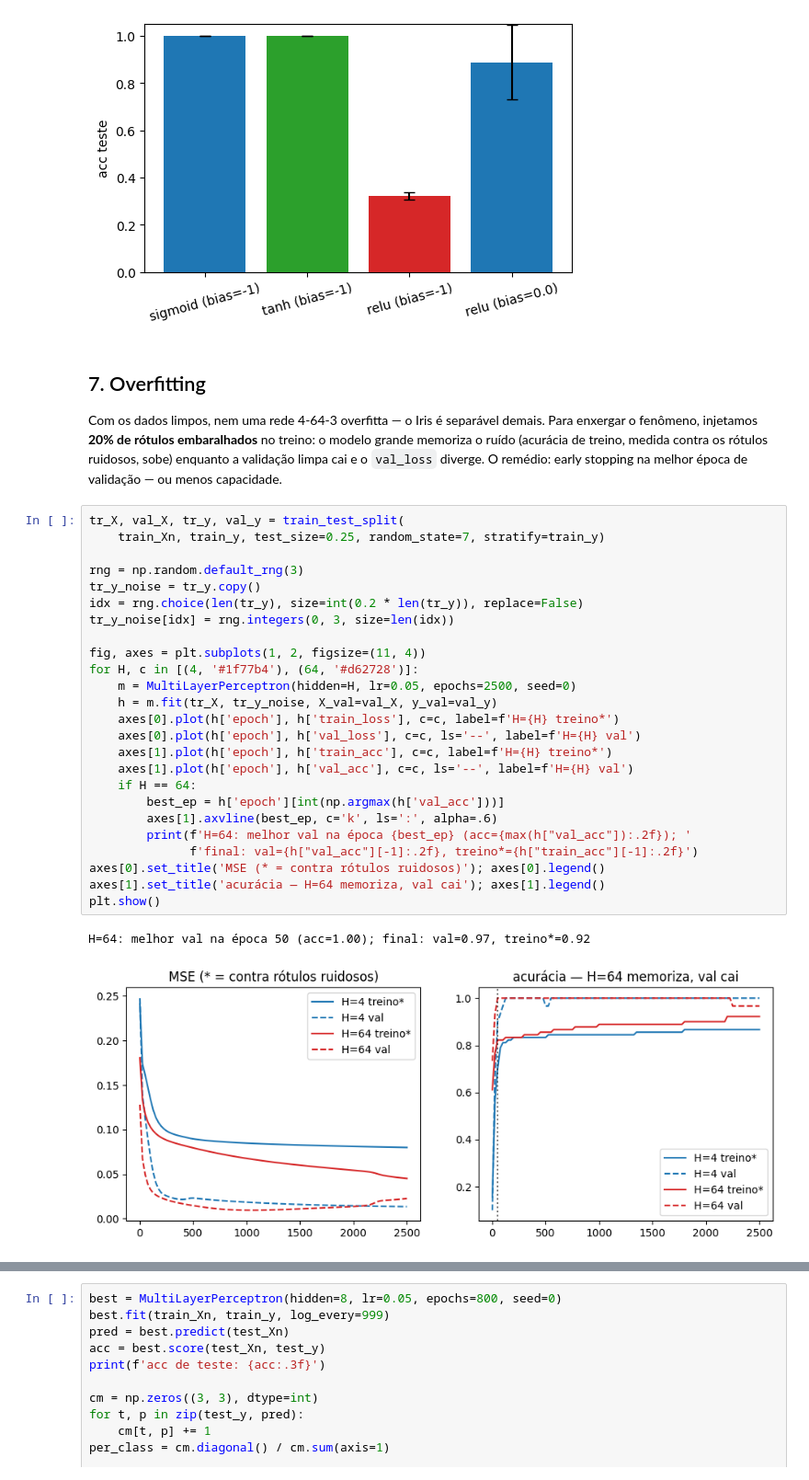
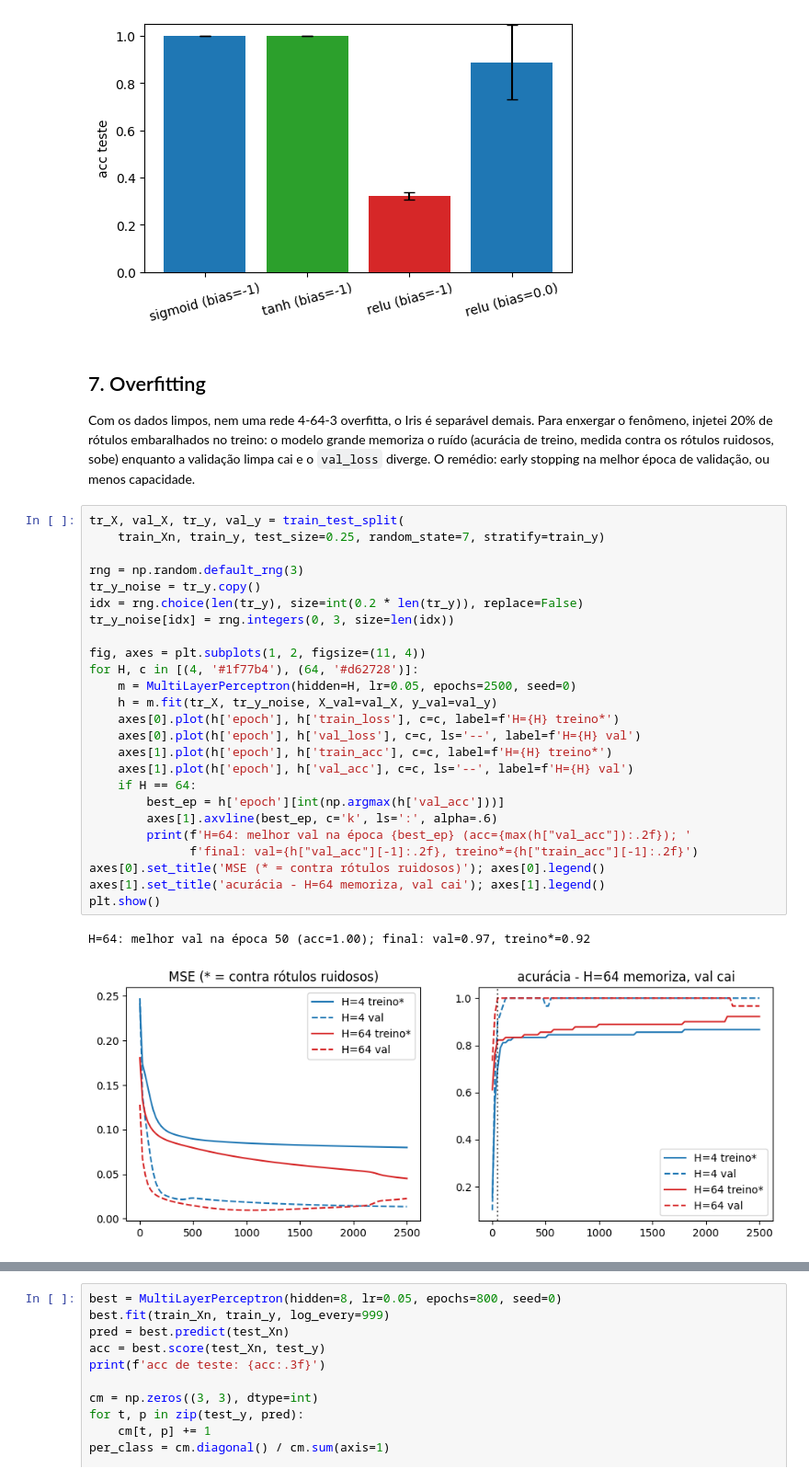
Before and after one commit to AlmiranteFuchs/TA05-mlp, a Jupyter notebook: notebook.ipynb, the cells around one changed output, grey strips where cells are left out. Shown at 92% size. Saved outputs shown, nothing was run; the diff lists cells and outputs as text.

```diff
--- a/notebook.ipynb
+++ b/notebook.ipynb
@@ -206,40 +208,40 @@ relu (bias=+0): acc = 0.889 ± 0.157
 # %% [markdown]
 ## 7. Overfitting
 
-Com os dados limpos, nem uma rede 4-64-3 overfitta — o Iris é separável
-demais. Para enxergar o fenômeno, injetamos **20% de rótulos embaralhados**
-no treino: o modelo grande memoriza o ruído (acurácia de treino, medida
+Com os dados limpos, nem uma rede 4-64-3 overfitta, o Iris é separável
+demais. Para enxergar o fenômeno, injetei 20% de rótulos embaralhados no
+treino: o modelo grande memoriza o ruído (acurácia de treino, medida
 contra os rótulos ruidosos, sobe) enquanto a validação limpa cai e o
-`val_loss` diverge. O remédio: early stopping na melhor época de validação
-— ou menos capacidade.
+`val_loss` diverge. O remédio: early stopping na melhor época de validação,
+ou menos capacidade.
 # %%
 tr_X, val_X, tr_y, val_y = train_test_split(
     train_Xn, train_y, test_size=0.25, random_state=7, stratify=train_y)
 
 rng = np.random.default_rng(3)
 tr_y_noise = tr_y.copy()
 idx = rng.choice(len(tr_y), size=int(0.2 * len(tr_y)), replace=False)
 tr_y_noise[idx] = rng.integers(0, 3, size=len(idx))
 
 fig, axes = plt.subplots(1, 2, figsize=(11, 4))
 for H, c in [(4, '#1f77b4'), (64, '#d62728')]:
     m = MultiLayerPerceptron(hidden=H, lr=0.05, epochs=2500, seed=0)
     h = m.fit(tr_X, tr_y_noise, X_val=val_X, y_val=val_y)
     axes[0].plot(h['epoch'], h['train_loss'], c=c, label=f'H={H} treino*')
     axes[0].plot(h['epoch'], h['val_loss'], c=c, ls='--', label=f'H={H} val')
     axes[1].plot(h['epoch'], h['train_acc'], c=c, label=f'H={H} treino*')
     axes[1].plot(h['epoch'], h['val_acc'], c=c, ls='--', label=f'H={H} val')
     if H == 64:
         best_ep = h['epoch'][int(np.argmax(h['val_acc']))]
         axes[1].axvline(best_ep, c='k', ls=':', alpha=.6)
         print(f'H=64: melhor val na época {best_ep} (acc={max(h["val_acc"]):.2f}); '
               f'final: val={h["val_acc"][-1]:.2f}, treino*={h["train_acc"][-1]:.2f}')
 axes[0].set_title('MSE (* = contra rótulos ruidosos)'); axes[0].legend()
-axes[1].set_title('acurácia — H=64 memoriza, val cai'); axes[1].legend()
+axes[1].set_title('acurácia - H=64 memoriza, val cai'); axes[1].legend()
 plt.show()
 # %% [output]
 H=64: melhor val na época 50 (acc=1.00); final: val=0.97, treino*=0.92
-[figure, old version]
+[figure, new version]
 # %% [markdown]
 ## 8. Modelo final
 
```
Also changed, not shown: parts of 8 cells of this notebook, 9 other files.
